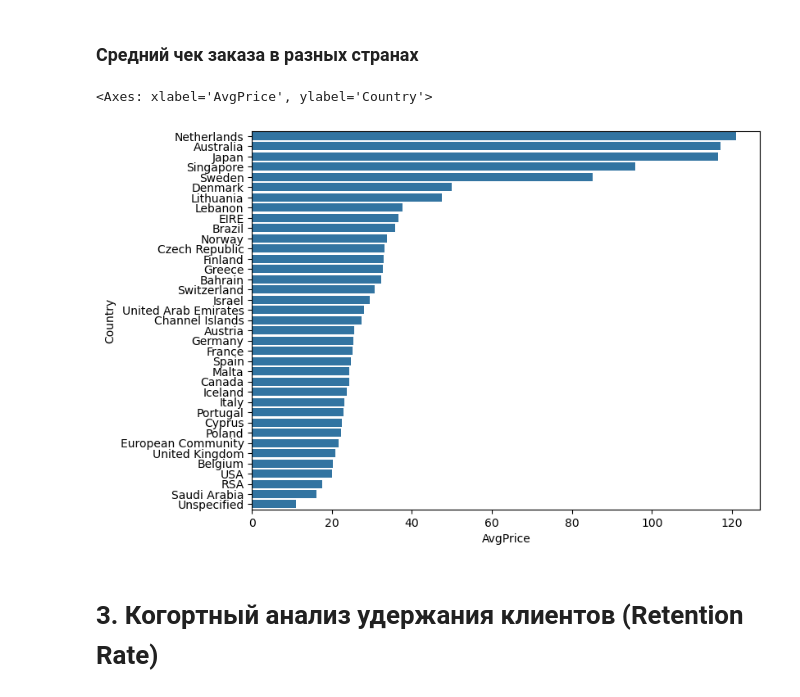
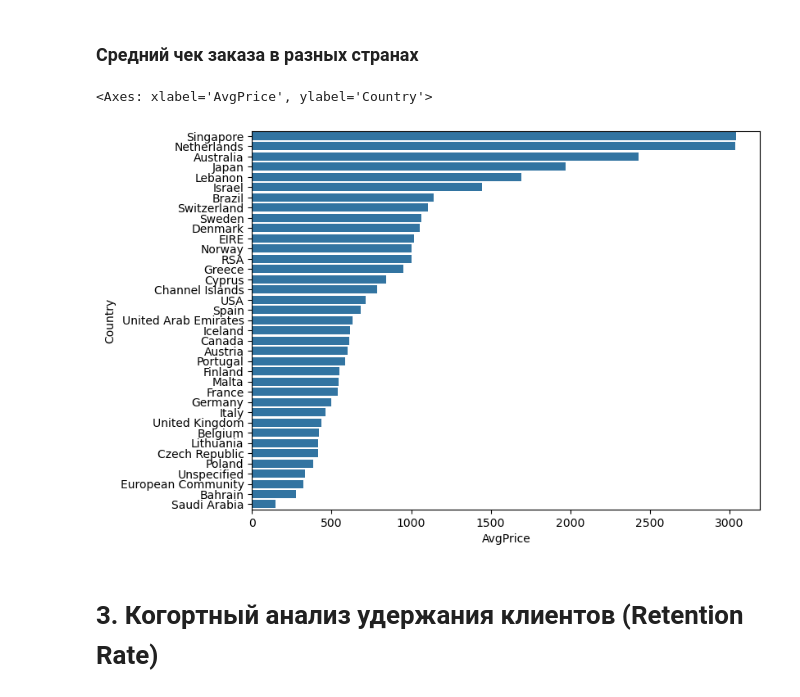
Before and after one commit to yaroslavvv-fino/project-eda-online-retail, a Jupyter notebook: ProjectOnlineRetail.ipynb, the cells around one changed output. Drawn from its saved outputs; the diff is of its cells as text; code cells hidden in the pictures.

```diff
--- a/ProjectOnlineRetail.ipynb
+++ b/ProjectOnlineRetail.ipynb
@@ -309,12 +309,13 @@ plt.tight_layout()
 ### Средний чек заказа в разных странах
 # %%
 plt.figure(figsize=(8, 6))
-country_avg_price = df.groupby('Country')['TotalPrice'].mean().sort_values(ascending=False).reset_index()
+total_order_price = df.groupby(['InvoiceNo','Country'])['TotalPrice'].sum().reset_index()
+country_avg_price = total_order_price.groupby('Country')['TotalPrice'].mean().sort_values(ascending=False).reset_index()
 country_avg_price.columns = ['Country', 'AvgPrice']
 sns.barplot(data=country_avg_price, x='AvgPrice', y='Country', orient='h')
 # %% [output]
 <Axes: xlabel='AvgPrice', ylabel='Country'>
-[figure, old version]
+[figure, new version]
 # %% [markdown]
 # 3. Когортный анализ удержания клиентов (Retention Rate)
 # %% [markdown]
```
